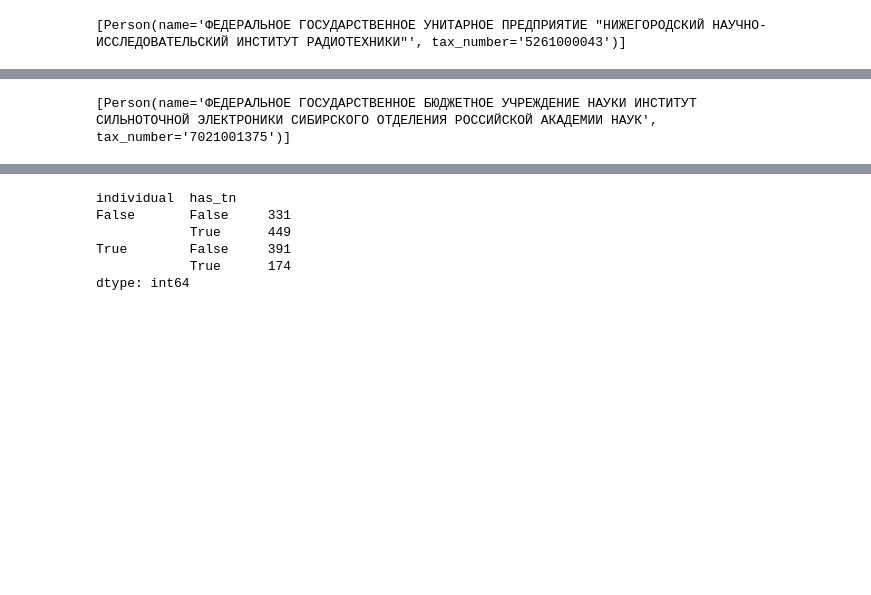
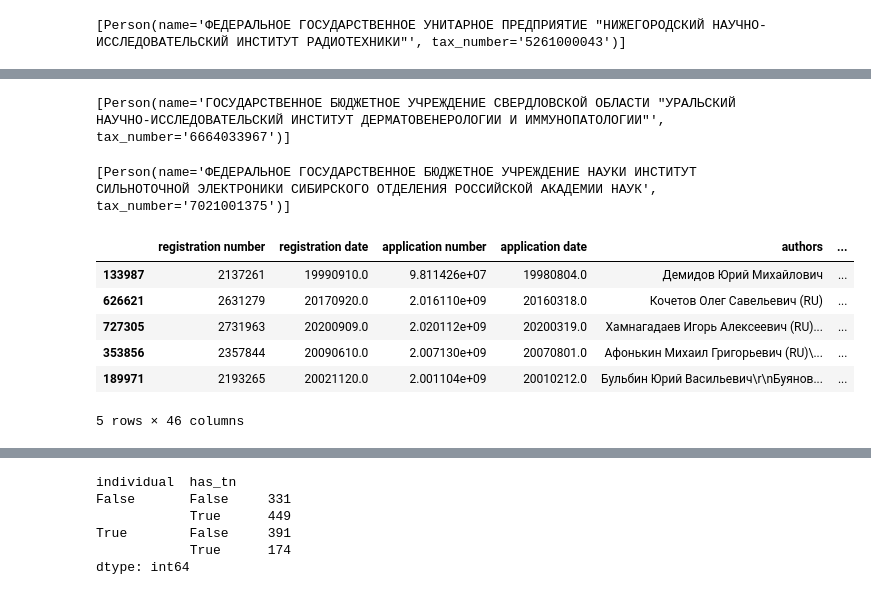
Before and after one commit to patenthelperdigital/research, a Jupyter notebook: CH Search.ipynb, the cells around one changed output, grey strips where cells are left out. Saved outputs shown, nothing was run; the diff lists cells and outputs as text; code cells hidden in the pictures; blank space fills up the shorter version.

Commit message:
Add script to add MPK to opendata CSVs, add generator of persons database slice, other improvements

```diff
--- a/CH Search.ipynb
+++ b/CH Search.ipynb
@@ -285,7 +280,15 @@ search_by_tokens_match(
-# %%
-search_by_tokens_match('Институт сильноточной электроники СО РАН', None, False)
-# %% [output]
-[Person(name='ФЕДЕРАЛЬНОЕ ГОСУДАРСТВЕННОЕ БЮДЖЕТНОЕ УЧРЕЖДЕНИЕ НАУКИ ИНСТИТУТ СИЛЬНОТОЧНОЙ ЭЛЕКТРОНИКИ СИБИРСКОГО ОТДЕЛЕНИЯ РОССИЙСКОЙ АКАДЕМИИ НАУК', tax_number='7021001375')]
+# %%
+search_by_tokens_match(
+    'Государственное бюджетное учреждение Свердловской области "Уральский научно-исследовательский институт дерматовенерологии и иммунопатологии" (ГБУ СО "УрНИИДВиИ")',
+    None,
+    individual=False
+)
+# %% [output]
+[Person(name='ГОСУДАРСТВЕННОЕ БЮДЖЕТНОЕ УЧРЕЖДЕНИЕ СВЕРДЛОВСКОЙ ОБЛАСТИ "УРАЛЬСКИЙ НАУЧНО-ИССЛЕДОВАТЕЛЬСКИЙ ИНСТИТУТ ДЕРМАТОВЕНЕРОЛОГИИ И ИММУНОПАТОЛОГИИ"', tax_number='6664033967')]
+# %%
+search_by_tokens_match('Институт сильноточной электроники СО РАН', None, False)
+# %% [output]
+[Person(name='ФЕДЕРАЛЬНОЕ ГОСУДАРСТВЕННОЕ БЮДЖЕТНОЕ УЧРЕЖДЕНИЕ НАУКИ ИНСТИТУТ СИЛЬНОТОЧНОЙ ЭЛЕКТРОНИКИ СИБИРСКОГО ОТДЕЛЕНИЯ РОССИЙСКОЙ АКАДЕМИИ НАУК', tax_number='7021001375')]
 # %%
 def search(patent: Patent) -> List[Person]:
     result = []
@@ -320,6 +323,16 @@ def search(patent: Patent) -> List[Person]:
 
     return result
 # %%
-inv_sample = pd.read_csv("../data/opendata/samples/inventions_sample.csv")
+inv_sample = pd.read_csv("../data/opendata/samples/inventions_sample.csv", index_col=0)
 mod_sample = pd.read_csv("../data/opendata/samples/models_sample.csv")
 des_sample = pd.read_csv("../data/opendata/samples/designs_sample.csv")
+# %%
+inv_sample.head()
+# %% [output]
+|  | registration number | registration date | application number | application date | authors | ... |
+| 133987 | 2137261 | 19990910.0 | 9.811426e+07 | 19980804.0 | Демидов Юрий Михайлович | ... |
+| 626621 | 2631279 | 20170920.0 | 2.016110e+09 | 20160318.0 | Кочетов Олег Савельевич (RU) | ... |
+| 727305 | 2731963 | 20200909.0 | 2.020112e+09 | 20200319.0 | Хамнагадаев Игорь Алексеевич (RU)... | ... |
+| 353856 | 2357844 | 20090610.0 | 2.007130e+09 | 20070801.0 | Афонькин Михаил Григорьевич (RU)\... | ... |
+| 189971 | 2193265 | 20021120.0 | 2.001104e+09 | 20010212.0 | Бульбин Юрий Васильевич\r\nБуянов... | ... |
+5 rows × 46 columns
```
Also changed, not shown: parts of 39 cells of this notebook, 7 other files.
